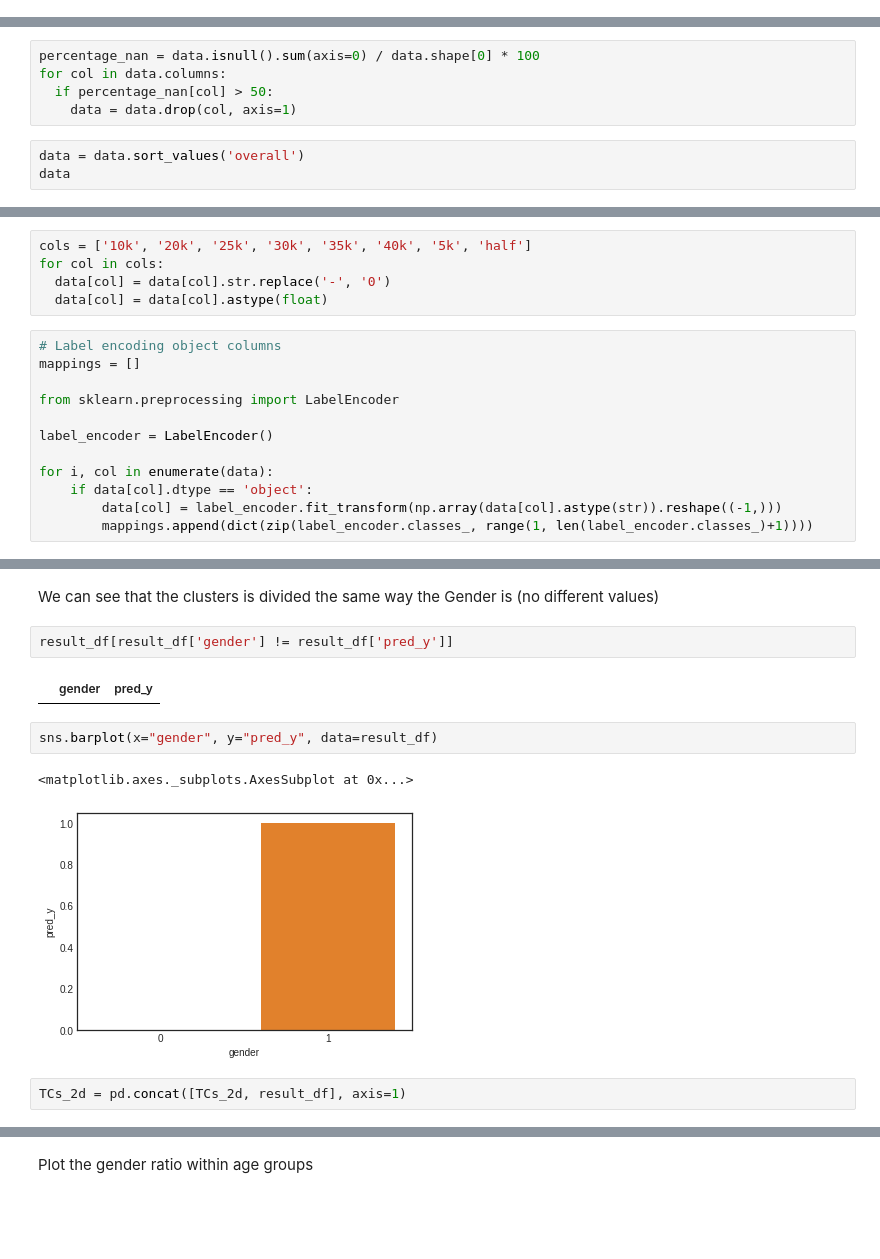
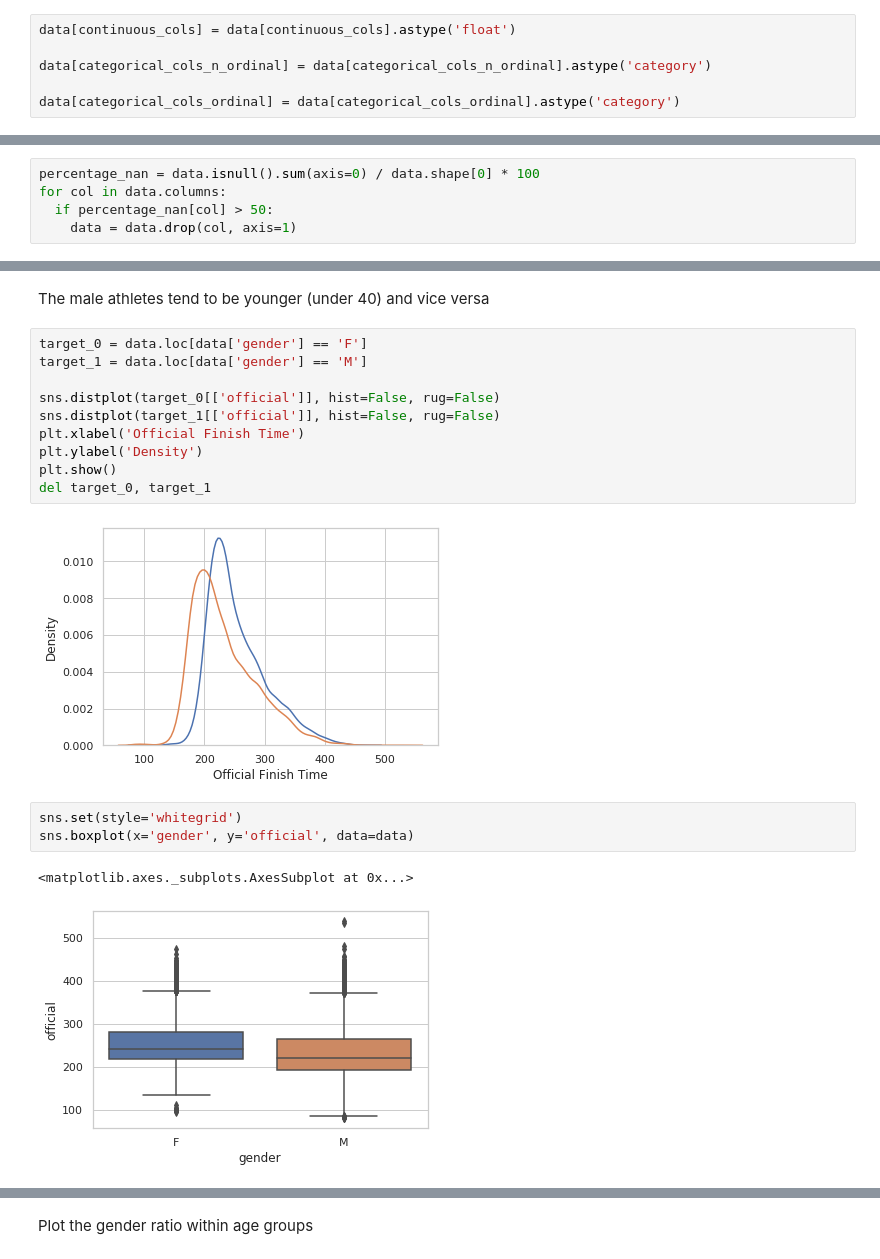
Before and after one commit to vantuan5644/MachineLearningCourse, a Jupyter notebook: BostonMarathon.ipynb, the cells around one changed output, grey strips where cells are left out. Drawn from its saved outputs; the diff is of its cells as text; blank space fills up the shorter version.

```diff
--- a/BostonMarathon.ipynb
+++ b/BostonMarathon.ipynb
@@ -66,0 +116,6 @@ data.head()
+# %%
+data[continuous_cols] = data[continuous_cols].astype('float')
+
+data[categorical_cols_n_ordinal] = data[categorical_cols_n_ordinal].astype('category')
+
+data[categorical_cols_ordinal] = data[categorical_cols_ordinal].astype('category')
@@ -80,6 +159,3 @@ percentage_nan = data.isnull().sum(axis=0) / data.shape[0] * 100
 for col in data.columns:
   if percentage_nan[col] > 50:
     data = data.drop(col, axis=1)
-# %%
-data = data.sort_values('overall')
-data
@@ -121,17 +184,0 @@ from sklearn.cluster import KMeans
-# %%
-cols = ['10k', '20k', '25k', '30k', '35k', '40k', '5k', 'half']
-for col in cols:
-  data[col] = data[col].str.replace('-', '0')
-  data[col] = data[col].astype(float)
-# %%
-# Label encoding object columns
-mappings = []
-
-from sklearn.preprocessing import LabelEncoder
-
-label_encoder = LabelEncoder()
-
-for i, col in enumerate(data):
-    if data[col].dtype == 'object':
-        data[col] = label_encoder.fit_transform(np.array(data[col].astype(str)).reshape((-1,)))
-        mappings.append(dict(zip(label_encoder.classes_, range(1, len(label_encoder.classes_)+1))))
@@ -241,13 +185,20 @@ result_df
-# %% [markdown]
-We can see that the clusters is divided the same way the Gender is (no different values)
-# %%
-result_df[result_df['gender'] != result_df['pred_y']]
-# %% [output]
-|  | gender | pred_y |
+# %% [markdown]
+The male athletes tend to be younger (under 40) and vice versa
+# %%
+target_0 = data.loc[data['gender'] == 'F']
+target_1 = data.loc[data['gender'] == 'M']
+
+sns.distplot(target_0[['official']], hist=False, rug=False)
+sns.distplot(target_1[['official']], hist=False, rug=False)
+plt.xlabel('Official Finish Time')
+plt.ylabel('Density')
+plt.show()
+del target_0, target_1
+# %% [output]
+[figure, added]
 # %%
-sns.barplot(x="gender", y="pred_y", data=result_df)
+sns.set(style='whitegrid')
+sns.boxplot(x='gender', y='official', data=data)
 # %% [output]
 <matplotlib.axes._subplots.AxesSubplot at 0x...>
-[figure, old version]
+[figure, new version]
-# %%
-TCs_2d = pd.concat([TCs_2d, result_df], axis=1)
```
Also changed, not shown: parts of 181 cells of this notebook.
